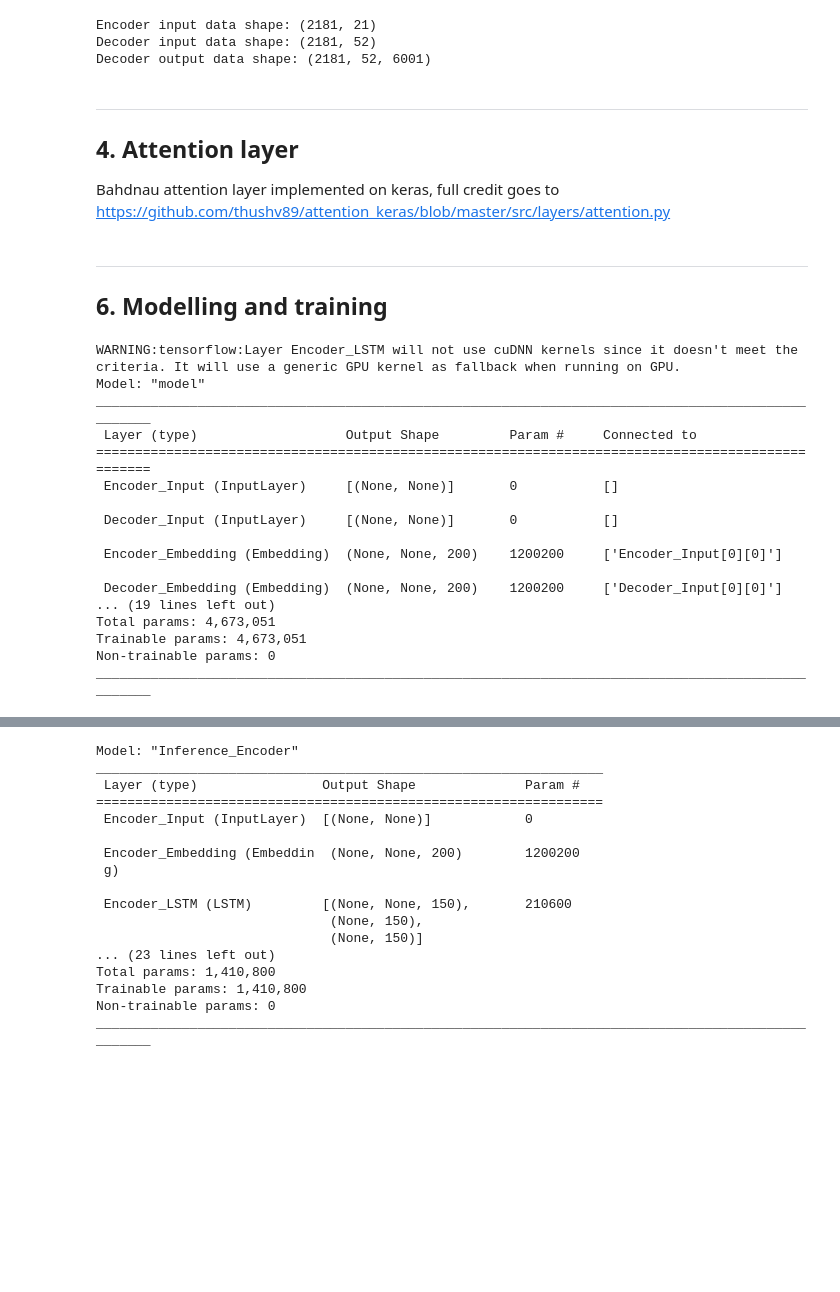
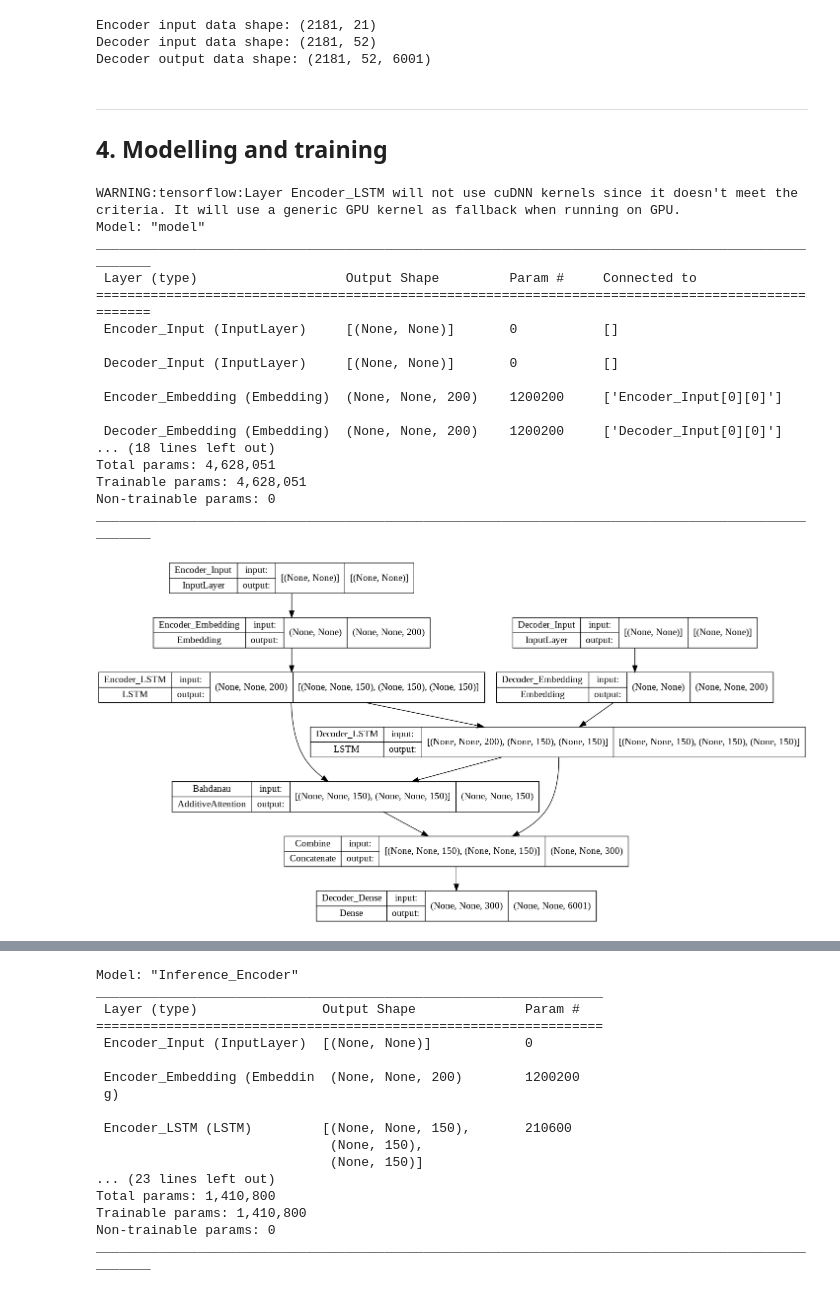
Before and after one commit to benschlup/csck507_team_a, a Jupyter notebook: CSCK507_Team_A_WikiQA_Chatbot_2.ipynb, the cells around one changed output, grey strips where cells are left out. Saved outputs shown, nothing was run; the diff lists cells and outputs as text; code cells hidden in the pictures; blank space fills up the shorter version.

```diff
--- a/CSCK507_Team_A_WikiQA_Chatbot_2.ipynb
+++ b/CSCK507_Team_A_WikiQA_Chatbot_2.ipynb
@@ -254,8 +254,3 @@ print(f'Decoder output data shape: {train_decoder_output_data.shape}')
 Encoder input data shape: (2181, 21)
 Decoder input data shape: (2181, 52)
 Decoder output data shape: (2181, 52, 6001)
-# %% [markdown]
----
-## 4. Attention layer
-Bahdnau attention layer implemented on keras, full credit goes to
-https://github.com/thushv89/attention_keras/blob/master/src/layers/attention.py
@@ -374,6 +257,6 @@ class AttentionLayer(Layer):
 # %% [markdown]
 ---
-## 6. Modelling and training
+## 4. Modelling and training
 # %%
 # Build model
 
@@ -408,10 +291,12 @@ dec_lstm = LSTM(lstm_units,
                 name='Decoder_LSTM')
 dec_outputs, _, _ = dec_lstm(dec_embedding, initial_state=enc_states)
 
-# Attention layer
-attn_layer = AttentionLayer()
-attn_op, attn_state = attn_layer([stack_h, dec_outputs])
-decoder_concat_input = Concatenate(axis=-1)([dec_outputs, attn_op])
+# Bahdanau-style attention layer
+attn_layer = AdditiveAttention(name='Bahdanau')
+#attn_op, attn_state = attn_layer([stack_h, dec_outputs])
+attn_op = attn_layer([dec_outputs, stack_h])
+
+decoder_concat_input = Concatenate(axis=-1, name='Combine')([dec_outputs, attn_op])
 
 # Dense layer for decoder
 dec_dense = Dense(vocab_size, activation=softmax, name='Decoder_Dense')
@@ -419,7 +304,7 @@ output = dec_dense(decoder_concat_input)
 
 # Compile the model
 model = Model([enc_inputs, dec_inputs], output)
-model.compile(optimizer=RMSprop(), loss='categorical_crossentropy')
+model.compile(optimizer=RMSprop(), loss='categorical_crossentropy', metrics=['accuracy'])
 
 # Summarised printout
 model.summary()
@@ -436,11 +321,17 @@ ________________________________________________________________________________
  Encoder_Embedding (Embedding)  (None, None, 200)    1200200     ['Encoder_Input[0][0]']
 
  Decoder_Embedding (Embedding)  (None, None, 200)    1200200     ['Decoder_Input[0][0]']
-... (19 lines left out)
-Total params: 4,673,051
-Trainable params: 4,673,051
+... (18 lines left out)
+Total params: 4,628,051
+Trainable params: 4,628,051
 Non-trainable params: 0
 __________________________________________________________________________________________________
+# %%
+# Visualise the training model
+plot_model(model, show_shapes=True, show_layer_names=True, to_file='training_model.png')
+Image('training_model.png')
+# %% [output]
+[figure, added]
 # %%
 # Model training
 
```
Also changed, not shown: parts of 11 cells of this notebook.
